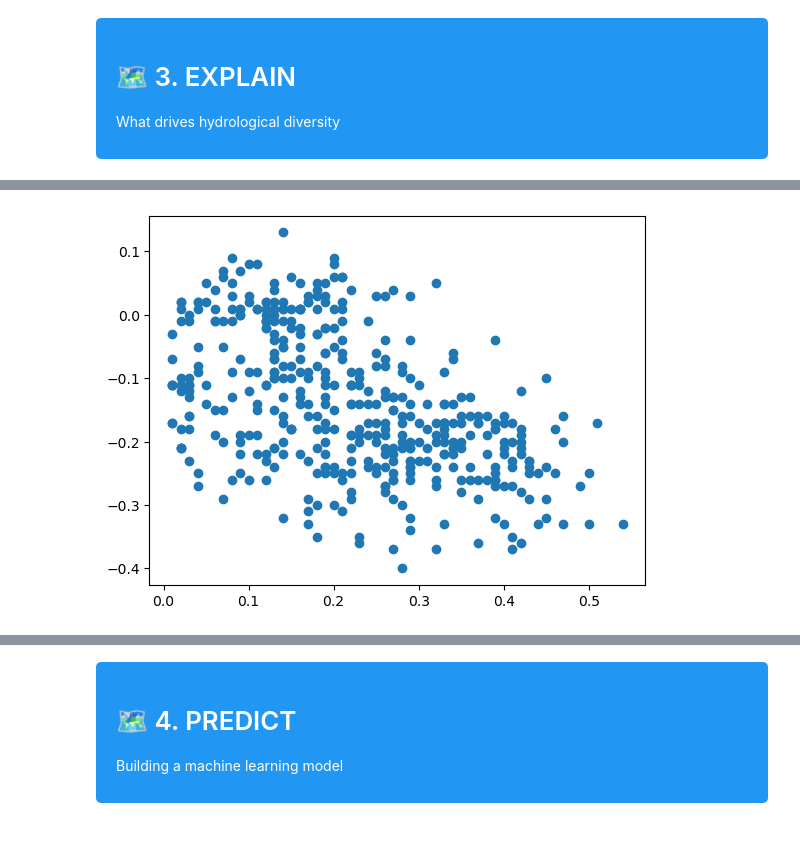
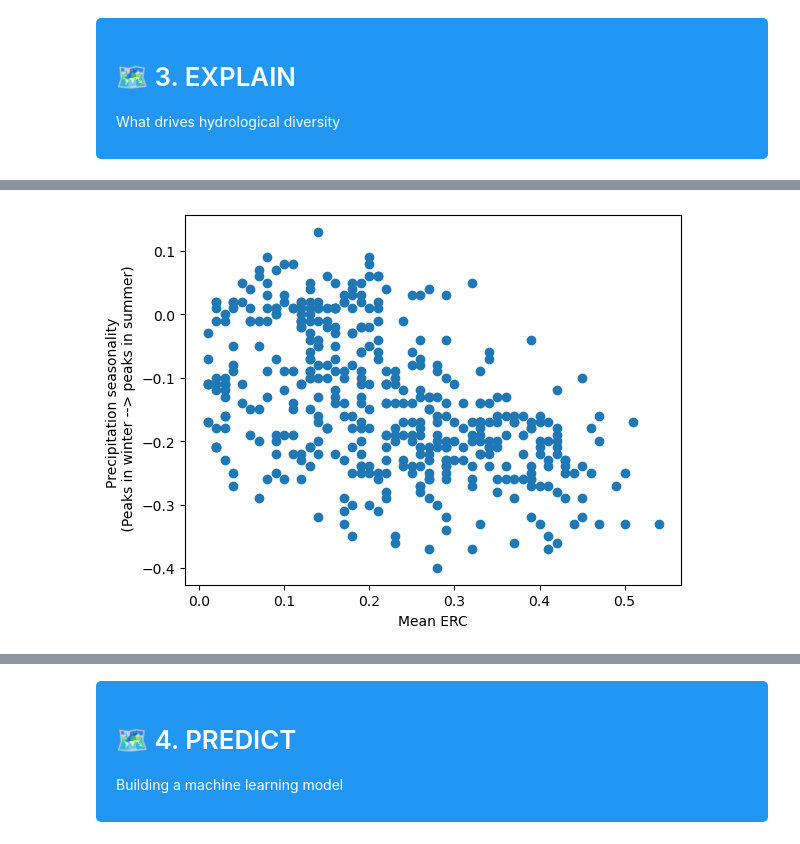
Before and after one commit to masher92/CamelsAnalysis, a Jupyter notebook: Newest.ipynb, the cells around one changed output, grey strips where cells are left out. Drawn from its saved outputs; the diff is of its cells as text; code cells hidden in the pictures.

```diff
--- a/Newest.ipynb
+++ b/Newest.ipynb
@@ -107,7 +156,7 @@ import contextily as ctx
 from matplotlib.colors import PowerNorm
 
 home_dir = "/scratch/hydro4/shared_data/uk_catchment_data/camels_gb_v2/"
-home_dir = "Data/"
+# home_dir = "Data/"
 # %% [markdown]
 <div style="background-color: #2196F3; color: white; padding: 15px 20px; border-radius: 5px; margin: 10px 0px;">
 <h1 style="color: white; margin: 0px;">🗺️ 1. EXPLORE</h1>
@@ -418,6 +488,7 @@ In the exercises below, we will explore how catchment attributes relate to **ERC
 # %%
 # Read in the data
-erc = pd.read_csv('Data/erc.csv')
+erc = pd.read_csv('../Data/erc.csv')
+# erc = pd.read_csv('Data/erc.csv')
 # rename the ID column to match the catchment attribute data
 erc.rename(columns={'Catchment ID': 'gauge_id', 'Mean':'Mean_ERC'}, inplace=True)
 # %%
@@ -549,8 +646,10 @@ dtype: float64
 # %%
 # We can also visualise the relationship as a scatter plot
-plt.scatter(catchment_attributes_with_erc['Mean_ERC'], catchment_attributes_with_erc['p_seasonality']);
+plt.scatter(catchment_attributes_with_erc['Mean_ERC'], catchment_attributes_with_erc['p_seasonality'])
+plt.xlabel("Mean ERC")
+plt.ylabel("Precipitation seasonality \n (Peaks in winter --> peaks in summer)");
 # %% [output]
-[figure, old version]
+[figure, new version]
 # %% [markdown]
 <div style="background-color: #f0faf0; border: 1px solid #4CAF50; border-radius: 5px; padding: 15px 20px; margin: 10px 0px;">
 
```
Also changed, not shown: parts of 45 cells of this notebook.
